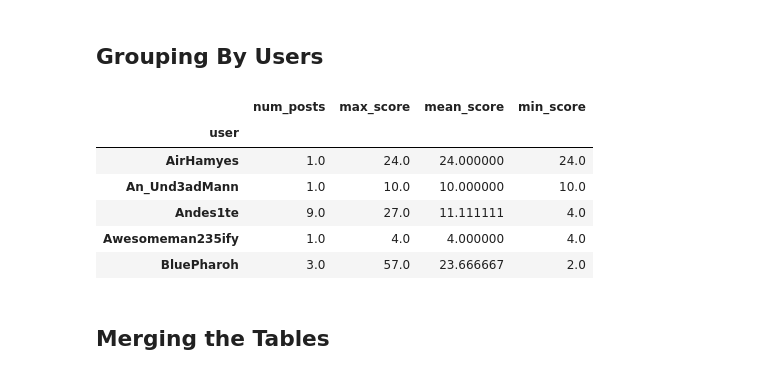
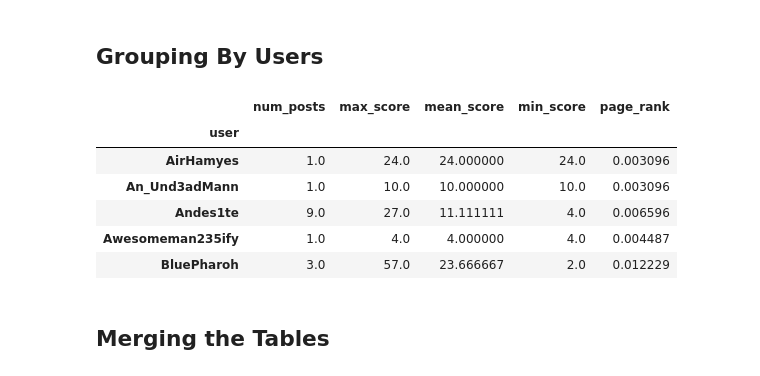
Before and after one commit to mjkern/RedditSubcultures, a Jupyter notebook: Data Cleaning and Augmentation.ipynb, the cells around one changed output. Cells and saved outputs as stored; diff of their text form; code cells hidden in the pictures.

Commit message:
df now includes pagerank

```diff
--- a/Data Cleaning and Augmentation.ipynb
+++ b/Data Cleaning and Augmentation.ipynb
@@ -89,21 +89,23 @@ plt.show()
 # %% [markdown]
 ## Grouping By Users
 # %%
-submissions.groupby("user").apply(lambda g: pd.Series(
+user_submissions = submissions.groupby("user").apply(lambda g: pd.Series(
     {
         'num_posts': g['title'].size,
         'max_score': g['score'].max(),
         'mean_score': g['score'].mean(),
-        'min_score': g['score'].min()
+        'min_score': g['score'].min(),
+        'page_rank': pagerank[g['user'].iloc[0]] # weird indexing gets username and then finds pagerank for that user
     }
-)).head()
+))
+user_submissions.head()
 # %% [output]
-|  | num_posts | max_score | mean_score | min_score |
-| user |  |  |  |  |
-| AirHamyes | 1.0 | 24.0 | 24.000000 | 24.0 |
-| An_Und3adMann | 1.0 | 10.0 | 10.000000 | 10.0 |
-| Andes1te | 9.0 | 27.0 | 11.111111 | 4.0 |
-| Awesomeman235ify | 1.0 | 4.0 | 4.000000 | 4.0 |
-| BluePharoh | 3.0 | 57.0 | 23.666667 | 2.0 |
+|  | num_posts | max_score | mean_score | min_score | page_rank |
+| user |  |  |  |  |  |
+| AirHamyes | 1.0 | 24.0 | 24.000000 | 24.0 | 0.003096 |
+| An_Und3adMann | 1.0 | 10.0 | 10.000000 | 10.0 | 0.003096 |
+| Andes1te | 9.0 | 27.0 | 11.111111 | 4.0 | 0.006596 |
+| Awesomeman235ify | 1.0 | 4.0 | 4.000000 | 4.0 | 0.004487 |
+| BluePharoh | 3.0 | 57.0 | 23.666667 | 2.0 | 0.012229 |
 # %% [markdown]
 ## Merging the Tables
```
Also changed, not shown: 2 other files.
